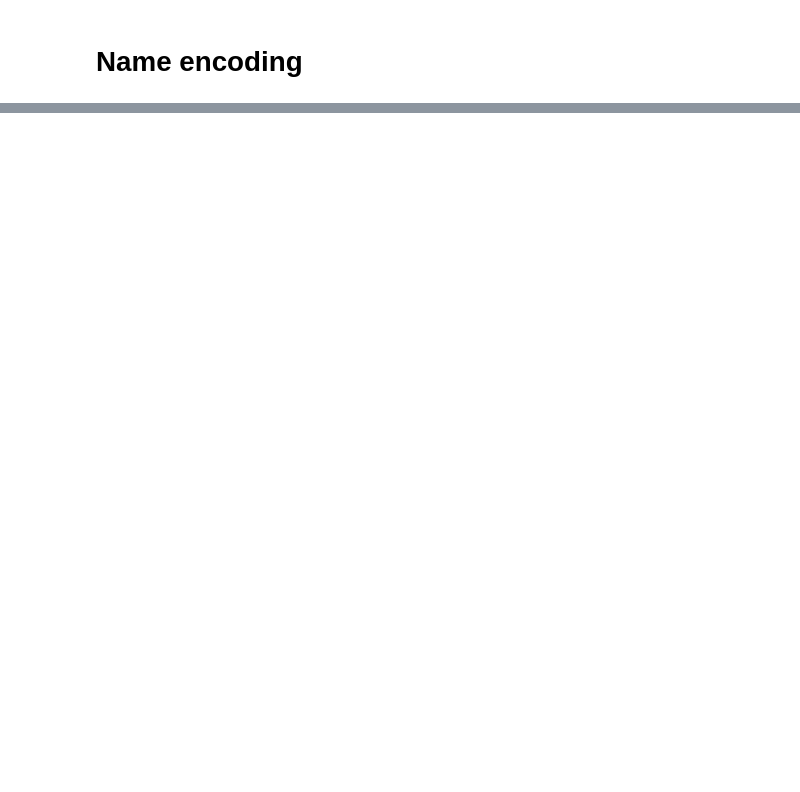
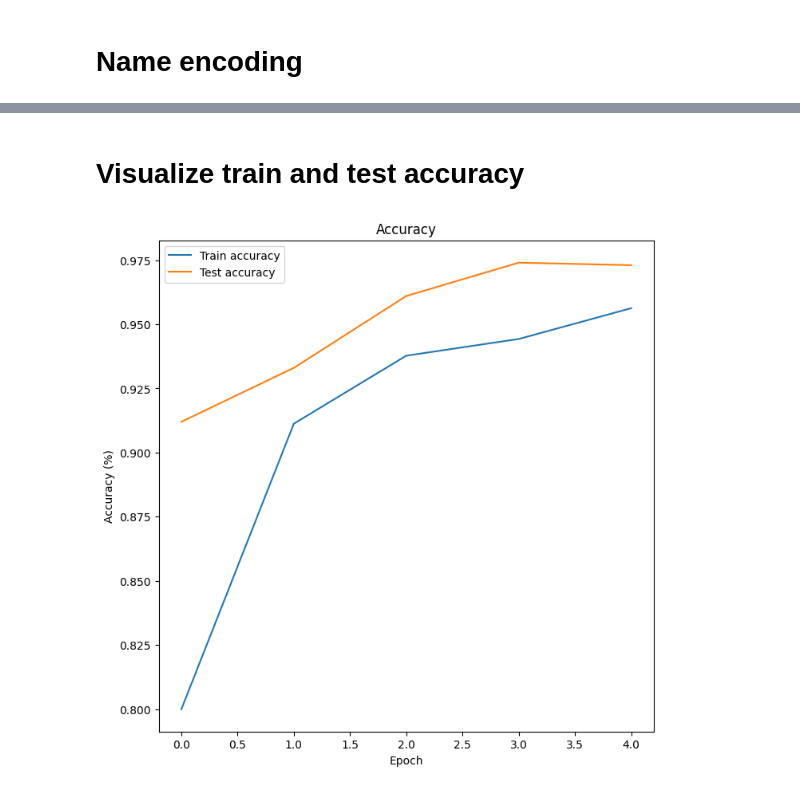
Before and after one commit to 1markmus/CNN-Blood-Cell-Images-for-Cancer-Detection, a Jupyter notebook: Blood images.ipynb, the cells around one changed output, grey strips where cells are left out. Drawn from its saved outputs; the diff is of its cells as text; code cells hidden in the pictures; blank space fills up the shorter version.

```diff
--- a/Blood images.ipynb
+++ b/Blood images.ipynb
@@ -109,0 +305,21 @@ print(names)
+# %% [markdown]
+# Visualize train and test accuracy
+# %%
+fig, ax = plt.subplots(figsize = (8, 8))
+
+# Title
+plt.title("Accuracy")
+
+# Data
+plt.plot(train_accuracies, label = "Train accuracy")
+plt.plot(test_accuracies, label = "Test accuracy")
+
+# Axis
+plt.xlabel("Epoch")
+plt.ylabel("Accuracy (%)")
+
+# Legend
+plt.legend()
+plt.show()
+# %% [output]
+[figure, added]
```
Also changed, not shown: parts of 18 cells of this notebook.
